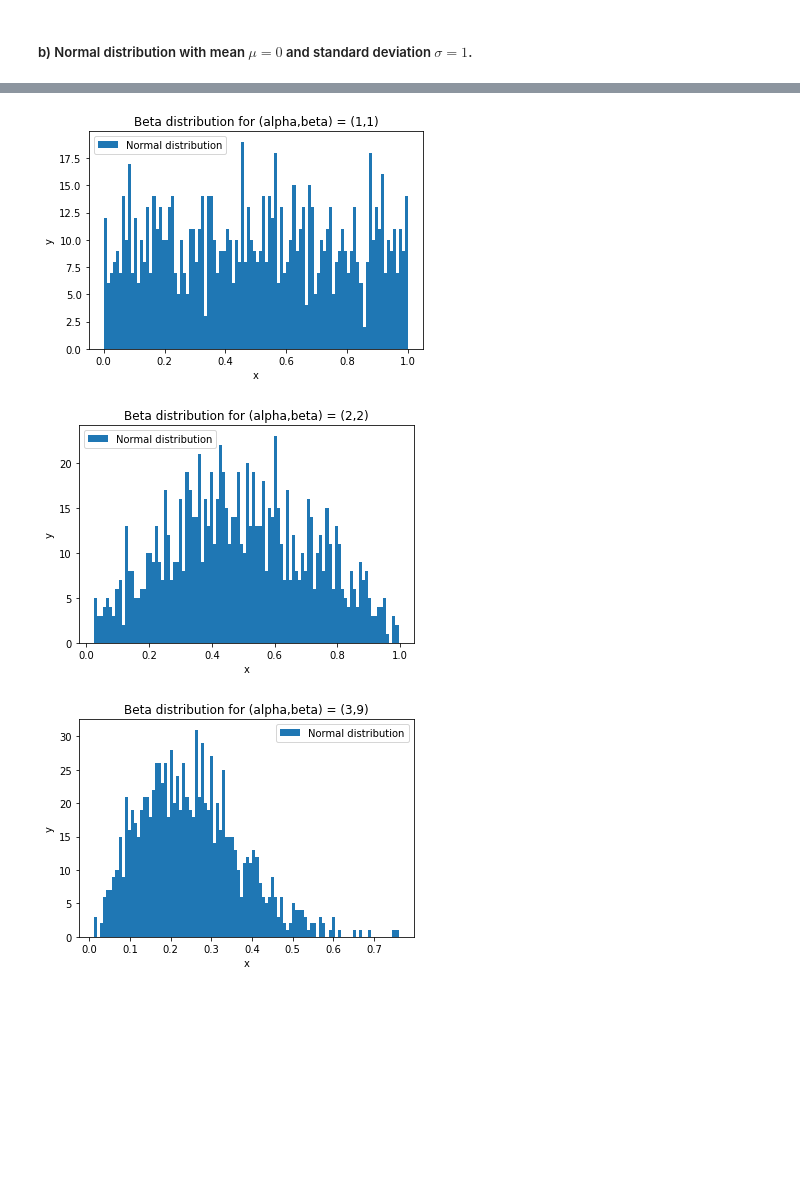
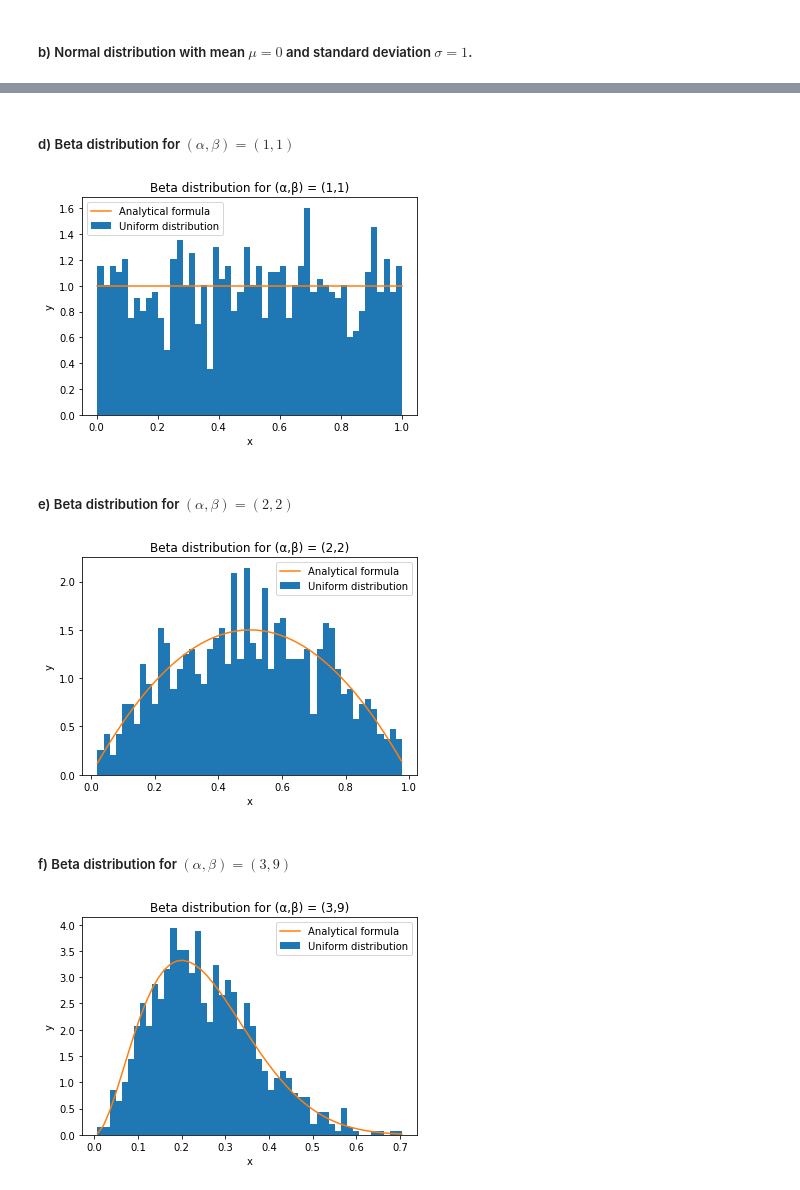
Before and after one commit to pchorazy/Data_Analytics_2023, a Jupyter notebook: PCH_lab1.ipynb, the cells around one changed output, grey strips where cells are left out. Cells and saved outputs as stored; diff of their text form; code cells hidden in the pictures; blank space fills up the shorter version.

```diff
--- a/PCH_lab1.ipynb
+++ b/PCH_lab1.ipynb
@@ -39,15 +41,18 @@ cov = [[2,1],
 normal_distr_2D_2 = np.random.multivariate_normal(mean, cov, 10000)
 # %% [markdown]
 #### Ex.3. For one dimensional distributions plot histograms. Assign bin values to represent the geometry of distribution. Compare the histograms (normalized) with plots of analytical formulas for distributions (see eg. Wikipedia).
+# %%
+n_bins = 50     # number of bins for plots below
+normal_distr = lambda u, sigma, x: (1/(sigma*np.sqrt(2*np.pi)))*np.exp((-(x-u)**2)/(2*(sigma**2)))    # analytical function of normal distribution
 # %% [markdown]
 ##### a) Uniform distribution
 # %%
-n_bins = 100
+#n_bins = 50
 n, bins, patches = plt.hist(uniform_distr, n_bins, density=True)
 plt.plot(bins, np.ones(n_bins+1))
 plt.title("Uniform distribution")
 plt.xlabel("x")
 plt.ylabel("y")
-plt.legend(["Uniform distribution", "Analytical formula"])
+plt.legend(["Analytical formula", "Uniform distribution"])
 plt.show()
 # %% [output]
@@ -57,14 +62,12 @@ Analytical formula for uniform distribution is $\frac{1}{b-a}$, so on the interv
 # %% [markdown]
 ##### b) Normal distribution with mean $\mu = 0$ and standard deviation $\sigma = 1$.
 # %%
-normal_distr = lambda u, sigma, x: (1/(sigma*np.sqrt(2*np.pi)))*np.exp((-(x-u)**2)/(2*(sigma**2)))
-
-n_bins = 100
+#n_bins = 50
 n, bins, patches = plt.hist(normal_distr_dev_1, n_bins, density=True)
 plt.plot(bins, normal_distr(0,1,bins))
 plt.title("Normal distribution  $\mu = 0$, $\sigma = 1$")
 plt.xlabel("x")
 plt.ylabel("y")
-plt.legend(["Normal distribution", "Analytical formula"])
+plt.legend(["Analytical formula", "Uniform distribution"])
 plt.show()
 # %% [output]
@@ -72,10 +77,10 @@ plt.show()
 # %%
-n_bins = 100
+#n_bins = 50
 n, bins, patches = plt.hist(normal_distr_dev_10, n_bins, density=True)
 plt.plot(bins, normal_distr(0,10,bins))
 plt.title("Normal distribution  $\mu = 0$, $\sigma = 10$")
 plt.xlabel("x")
 plt.ylabel("y")
-plt.legend(["Normal distribution", "Analytical formula"])
+plt.legend(["Analytical formula", "Uniform distribution"])
 plt.show()
 # %% [output]
@@ -83,31 +92,39 @@ plt.show()
+# %% [markdown]
+##### d) Beta distribution for $(α,β) = (1,1)$
 # %%
-#beta_distr = lambda alpha, beta, x:
-n_bins = 100
-n, bins, patches = plt.hist(beta_distr_1_1, n_bins)
-plt.title("Beta distribution for (alpha,beta) = (1,1)")
+#n_bins = 50
+n, bins, patches = plt.hist(beta_distr_1_1, n_bins, density=True)
+plt.plot(bins, beta.pdf(bins,1,1))
+plt.title("Beta distribution for (α,β) = (1,1)")
 plt.xlabel("x")
 plt.ylabel("y")
-plt.legend(["Normal distribution", "Analytical formula"])
+plt.legend(["Analytical formula", "Uniform distribution"])
 plt.show()
 # %% [output]
-[figure, old version]
+[figure, new version]
+# %% [markdown]
+##### e) Beta distribution for $(α,β) = (2,2)$
 # %%
-n_bins = 100
-n, bins, patches = plt.hist(beta_distr_2_2, n_bins)
-plt.title("Beta distribution for (alpha,beta) = (2,2)")
+#n_bins = 50
+n, bins, patches = plt.hist(beta_distr_2_2, n_bins, density=True)
+plt.plot(bins, beta.pdf(bins,2,2))
+plt.title("Beta distribution for (α,β) = (2,2)")
 plt.xlabel("x")
 plt.ylabel("y")
-plt.legend(["Normal distribution", "Analytical formula"])
+plt.legend(["Analytical formula", "Uniform distribution"])
 plt.show()
 # %% [output]
-[figure, old version]
+[figure, new version]
+# %% [markdown]
+##### f) Beta distribution for $(α,β) = (3,9)$
 # %%
-n_bins = 100
-n, bins, patches = plt.hist(beta_distr_3_9, n_bins)
-plt.title("Beta distribution for (alpha,beta) = (3,9)")
+#n_bins = 50
+n, bins, patches = plt.hist(beta_distr_3_9, n_bins, density=True)
+plt.plot(bins, beta.pdf(bins,3,9))
+plt.title("Beta distribution for (α,β) = (3,9)")
 plt.xlabel("x")
 plt.ylabel("y")
-plt.legend(["Normal distribution", "Analytical formula"])
+plt.legend(["Analytical formula", "Uniform distribution"])
 plt.show()
 # %% [output]
-[figure, old version]
+[figure, new version]
```
Also changed, not shown: parts of 30 cells of this notebook.
